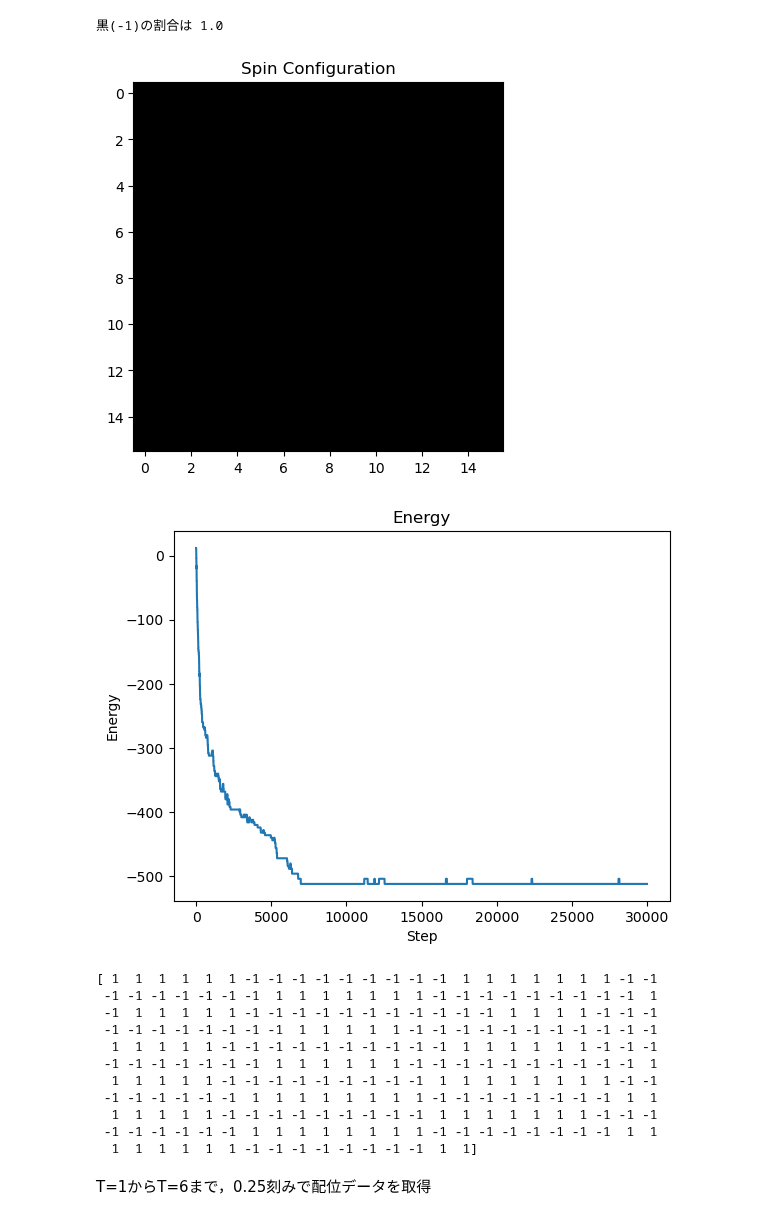
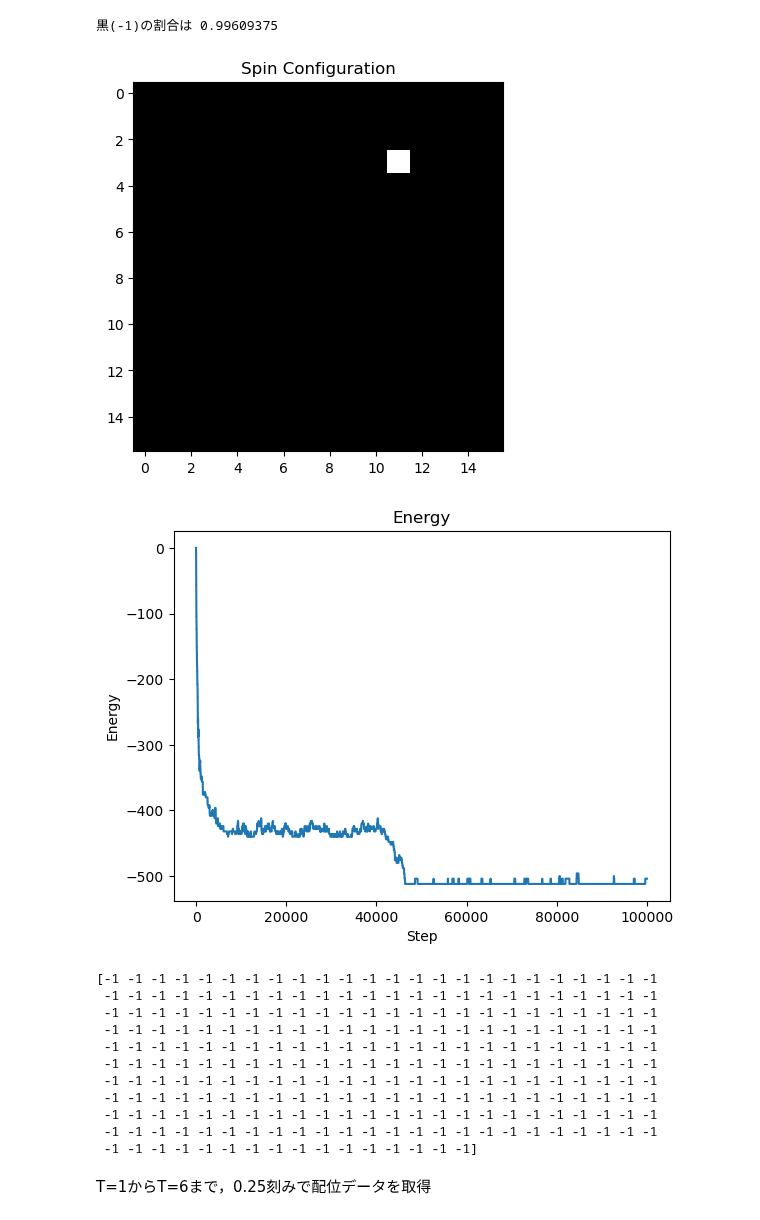
Before and after one commit to Chansuga/Master-s_thesis, a Jupyter notebook: Ising/archive/Ising_samp.ipynb, the cells around one changed output. Saved outputs shown, nothing was run; the diff lists cells and outputs as text; code cells hidden in the pictures.

```diff
--- a/Ising/archive/Ising_samp.ipynb
+++ b/Ising/archive/Ising_samp.ipynb
@@ -39,42 +39,42 @@ def metropolis_ising(L, T, num_steps, J=1):
 # %%
 L = 16
 T = 1.0
-num_steps = 30000
+num_steps = 100000
 
 lattice, energies = metropolis_ising(L, T, num_steps)
 
 # 黒の割合を出力
 print("黒(-1)の割合は",np.sum(lattice==-1)/lattice.size)
 
 # スピン配位の可視化
 plt.imshow(lattice, cmap='gray', interpolation='nearest')
 plt.title("Spin Configuration")
 plt.show()
 
 # エネルギーの変化の可視化
 plt.plot(energies)
 plt.title("Energy")
 plt.xlabel("Step")
 plt.ylabel("Energy")
 plt.show()
 # %% [output]
-黒(-1)の割合は 1.0
+黒(-1)の割合は 0.99609375
-[figure, old version]
+[figure, new version]
-[figure, old version]
+[figure, new version]
 # %%
 print(np.ndarray.flatten(lattice))
 # %% [output]
-[ 1  1  1  1  1  1 -1 -1 -1 -1 -1 -1 -1 -1 -1  1  1  1  1  1  1  1 -1 -1
- -1 -1 -1 -1 -1 -1 -1  1  1  1  1  1  1  1 -1 -1 -1 -1 -1 -1 -1 -1 -1  1
- -1  1  1  1  1  1 -1 -1 -1 -1 -1 -1 -1 -1 -1 -1 -1  1  1  1  1 -1 -1 -1
- -1 -1 -1 -1 -1 -1 -1 -1  1  1  1  1  1 -1 -1 -1 -1 -1 -1 -1 -1 -1 -1 -1
-  1  1  1  1  1 -1 -1 -1 -1 -1 -1 -1 -1 -1 -1  1  1  1  1  1  1 -1 -1 -1
- -1 -1 -1 -1 -1 -1 -1  1  1  1  1  1  1 -1 -1 -1 -1 -1 -1 -1 -1 -1 -1  1
-  1  1  1  1  1 -1 -1 -1 -1 -1 -1 -1 -1 -1  1  1  1  1  1  1  1  1 -1 -1
- -1 -1 -1 -1 -1 -1  1  1  1  1  1  1  1  1 -1 -1 -1 -1 -1 -1 -1 -1  1  1
-  1  1  1  1  1 -1 -1 -1 -1 -1 -1 -1 -1 -1  1  1  1  1  1  1  1 -1 -1 -1
- -1 -1 -1 -1 -1 -1  1  1  1  1  1  1  1  1 -1 -1 -1 -1 -1 -1 -1 -1  1  1
-  1  1  1  1  1  1 -1 -1 -1 -1 -1 -1 -1 -1  1  1]
+[-1 -1 -1 -1 -1 -1 -1 -1 -1 -1 -1 -1 -1 -1 -1 -1 -1 -1 -1 -1 -1 -1 -1 -1
+ -1 -1 -1 -1 -1 -1 -1 -1 -1 -1 -1 -1 -1 -1 -1 -1 -1 -1 -1 -1 -1 -1 -1 -1
+ -1 -1 -1 -1 -1 -1 -1 -1 -1 -1 -1 -1 -1 -1 -1 -1 -1 -1 -1 -1 -1 -1 -1 -1
+ -1 -1 -1 -1 -1 -1 -1 -1 -1 -1 -1 -1 -1 -1 -1 -1 -1 -1 -1 -1 -1 -1 -1 -1
+ -1 -1 -1 -1 -1 -1 -1 -1 -1 -1 -1 -1 -1 -1 -1 -1 -1 -1 -1 -1 -1 -1 -1 -1
+ -1 -1 -1 -1 -1 -1 -1 -1 -1 -1 -1 -1 -1 -1 -1 -1 -1 -1 -1 -1 -1 -1 -1 -1
+ -1 -1 -1 -1 -1 -1 -1 -1 -1 -1 -1 -1 -1 -1 -1 -1 -1 -1 -1 -1 -1 -1 -1 -1
+ -1 -1 -1 -1 -1 -1 -1 -1 -1 -1 -1 -1 -1 -1 -1 -1 -1 -1 -1 -1 -1 -1 -1 -1
+ -1 -1 -1 -1 -1 -1 -1 -1 -1 -1 -1 -1 -1 -1 -1 -1 -1 -1 -1 -1 -1 -1 -1 -1
+ -1 -1 -1 -1 -1 -1 -1 -1 -1 -1 -1 -1 -1 -1 -1 -1 -1 -1 -1 -1 -1 -1 -1 -1
+ -1 -1 -1 -1 -1 -1 -1 -1 -1 -1 -1 -1 -1 -1 -1 -1]
 # %% [markdown]
 T=1からT=6まで，0.25刻みで配位データを取得
 # %%
```
Also changed, not shown: 2 other files.
